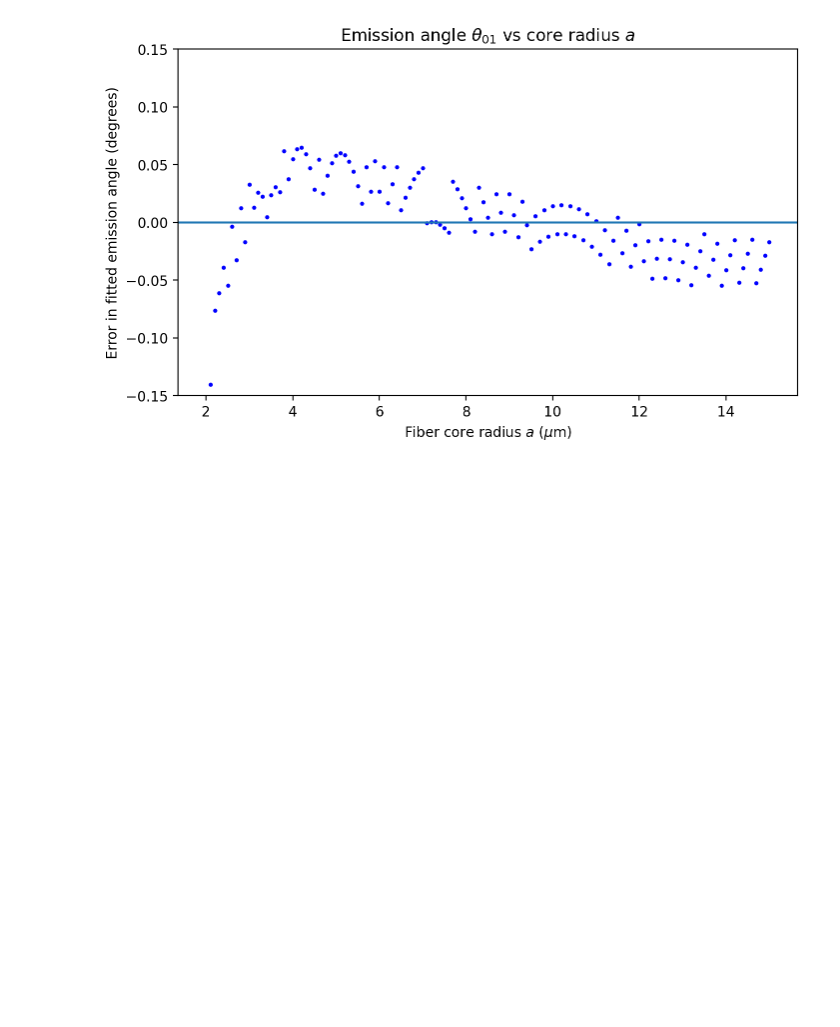
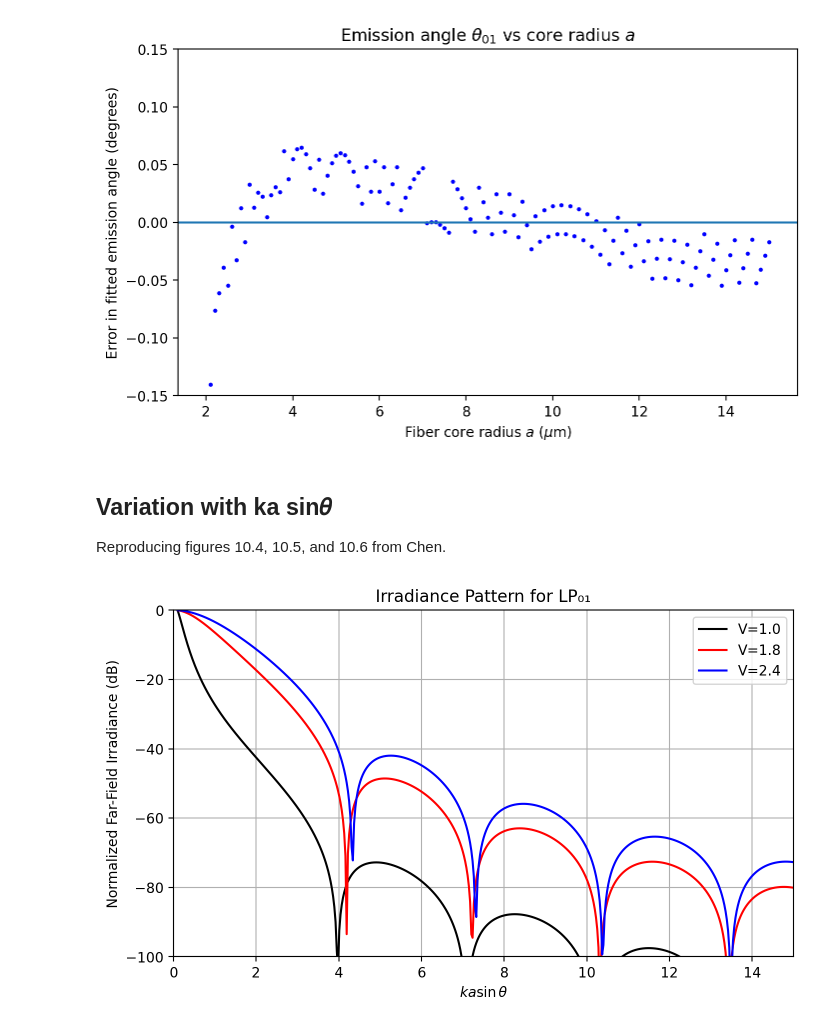
Before and after one commit to scottprahl/ofiber, a Jupyter notebook: docs/9-Far-field-irradiance-and-NA-fiber.ipynb, the cells around one changed output. Saved outputs shown, nothing was run; the diff lists cells and outputs as text; code cells hidden in the pictures; blank space fills up the shorter version.

```diff
--- a/docs/9-Far-field-irradiance-and-NA-fiber.ipynb
+++ b/docs/9-Far-field-irradiance-and-NA-fiber.ipynb
@@ -174,3 +177,48 @@ plt.show()
 # %% [output]
 [figure]
 [figure]
+# %% [markdown]
+## Variation with ka sin𝜃
+
+Reproducing figures 10.4, 10.5, and 10.6 from Chen.
+# %%
+kasin = np.linspace(0.1, 15, 500)
+
+ell = 0
+em = 1
+lambda0 = 1       # microns
+r = 100 * lambda0 # microns
+a = 3             # microns
+
+k = 2*np.pi/lambda0
+theta = np.arcsin(kasin /(k*a))
+
+plt.figure(figsize=(8,4.5))
+plt.title("Irradiance Pattern for LP₀₁")
+V = 1
+b = ofiber.LP_mode_value(V, ell, em)
+ff = ofiber.FF_polar_irradiance_x(r, theta, ell, lambda0, a, V, b)
+ff /= max(ff)
+plt.plot(kasin, dB(ff), color='black', label="V=%.1f" % V)
+
+V = 1.8
+b = ofiber.LP_mode_value(V, ell, em)
+ff = ofiber.FF_polar_irradiance_x(r, theta, ell, lambda0, a, V, b)
+ff /= max(ff)
+plt.plot(kasin, dB(ff), color='red', label="V=%.1f" % V)
+
+V = 2.4
+b = ofiber.LP_mode_value(V, ell, em)
+ff = ofiber.FF_polar_irradiance_x(r, theta, ell, lambda0, a, V, b)
+ff /= max(ff)
+plt.plot(kasin, dB(ff), color='blue', label="V=%.1f" % V)
+
+plt.legend()
+plt.ylim(-100,0)
+plt.xlim(0,15)
+plt.grid(True)
+plt.xlabel(r"$k a \sin\theta$")
+plt.ylabel("Normalized Far-Field Irradiance (dB)")
+plt.show()
+# %% [output]
+[figure, added]
```
Also changed, not shown: parts of 4 cells of this notebook.
